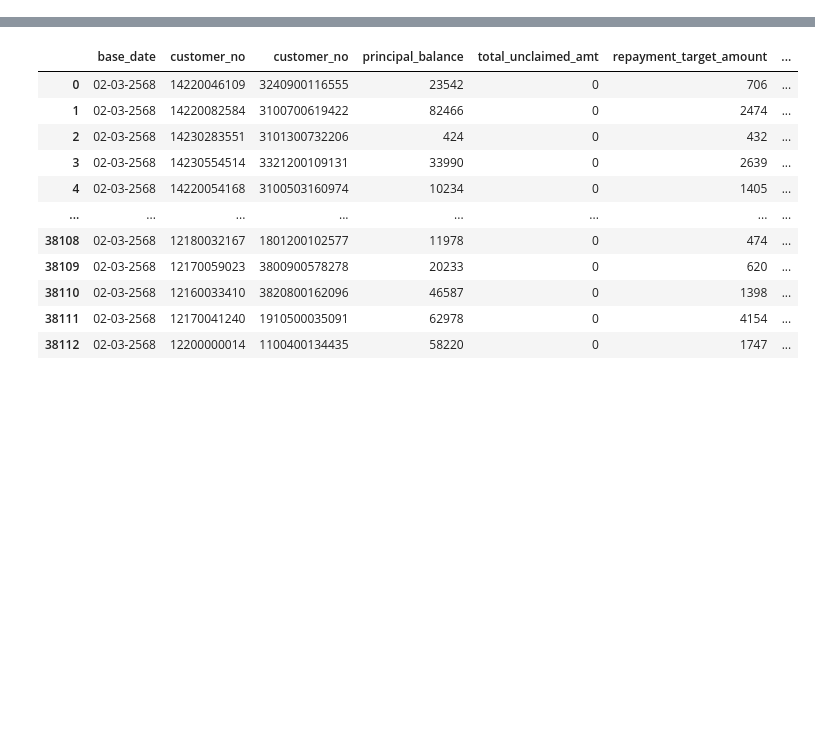
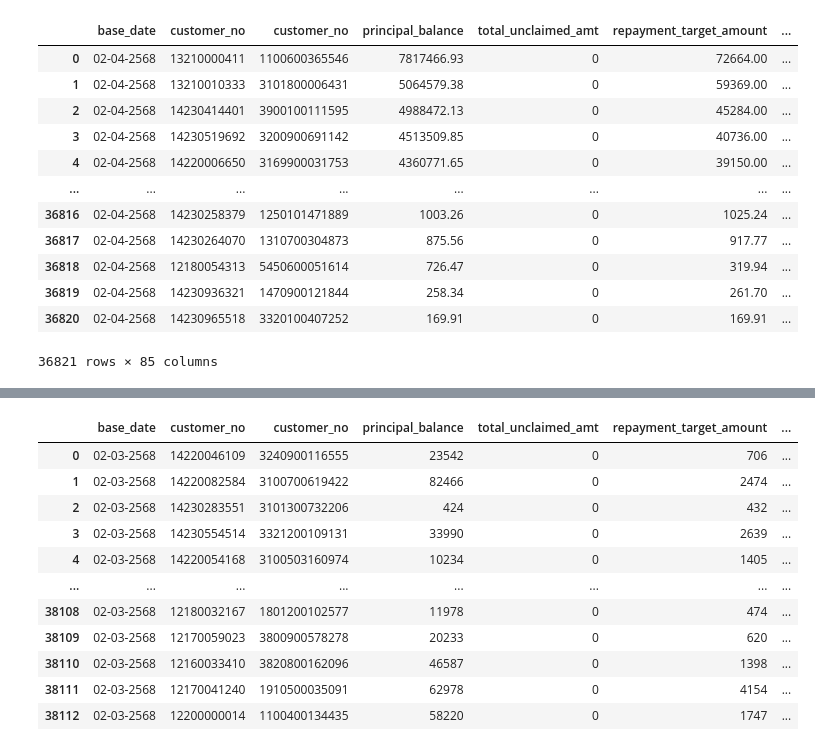
Before and after one commit to Sireetron/kbj_automation, a Jupyter notebook: assign_distribution/assign_no_con.ipynb, the cells around one changed output, grey strips where cells are left out. Cells and saved outputs as stored; diff of their text form; code cells hidden in the pictures; blank space fills up the shorter version.

```diff
--- a/assign_distribution/assign_no_con.ipynb
+++ b/assign_distribution/assign_no_con.ipynb
@@ -133,0 +131,16 @@ oa_proportion
+# %%
+ar
+# %% [output]
+|  | base_date | customer_no | customer_no | principal_balance | total_unclaimed_amt | repayment_target_amount | ... |
+| 0 | 02-04-2568 | 13210000411 | 1100600365546 | 7817466.93 | 0 | 72664.00 | ... |
+| 1 | 02-04-2568 | 13210010333 | 3101800006431 | 5064579.38 | 0 | 59369.00 | ... |
+| 2 | 02-04-2568 | 14230414401 | 3900100111595 | 4988472.13 | 0 | 45284.00 | ... |
+| 3 | 02-04-2568 | 14230519692 | 3200900691142 | 4513509.85 | 0 | 40736.00 | ... |
+| 4 | 02-04-2568 | 14220006650 | 3169900031753 | 4360771.65 | 0 | 39150.00 | ... |
+| ... | ... | ... | ... | ... | ... | ... | ... |
+| 36816 | 02-04-2568 | 14230258379 | 1250101471889 | 1003.26 | 0 | 1025.24 | ... |
+| 36817 | 02-04-2568 | 14230264070 | 1310700304873 | 875.56 | 0 | 917.77 | ... |
+| 36818 | 02-04-2568 | 12180054313 | 5450600051614 | 726.47 | 0 | 319.94 | ... |
+| 36819 | 02-04-2568 | 14230936321 | 1470900121844 | 258.34 | 0 | 261.70 | ... |
+| 36820 | 02-04-2568 | 14230965518 | 3320100407252 | 169.91 | 0 | 169.91 | ... |
+36821 rows × 85 columns
```
Also changed, not shown: parts of 26 cells of this notebook, 4 other files.
